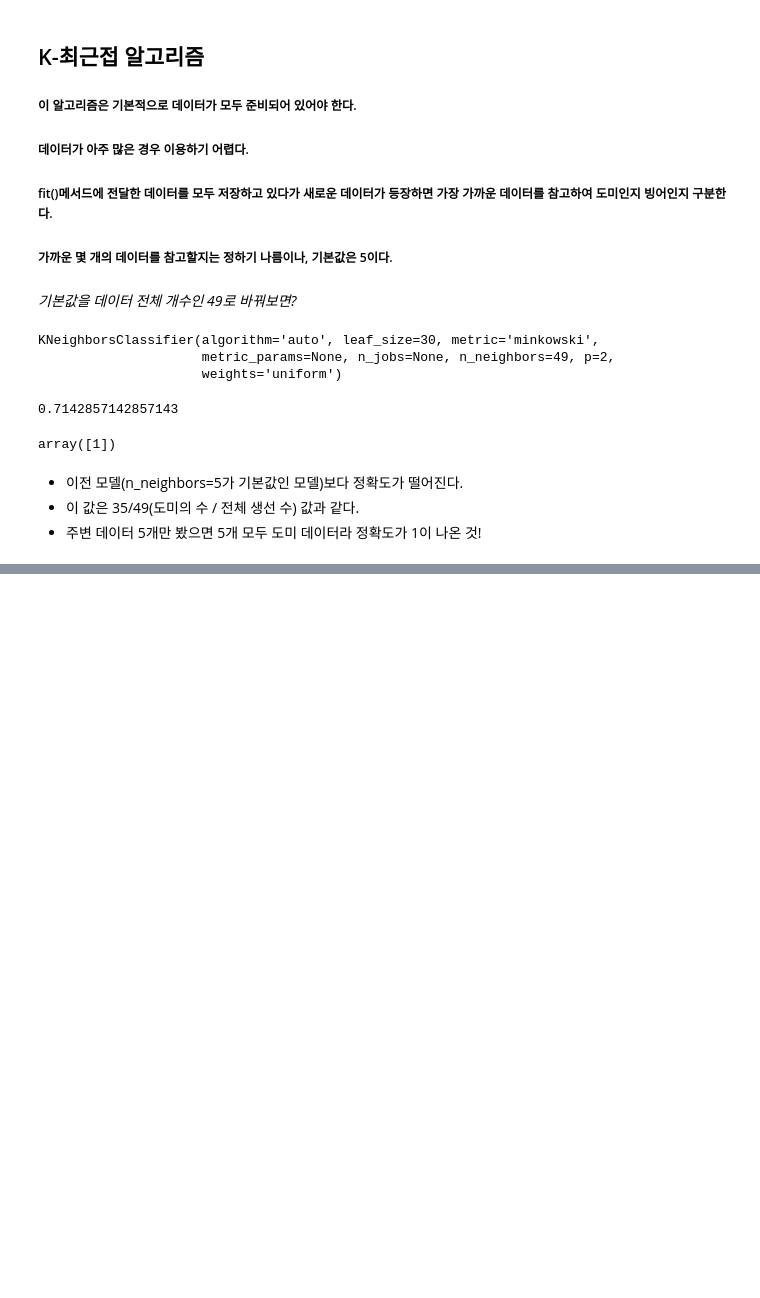
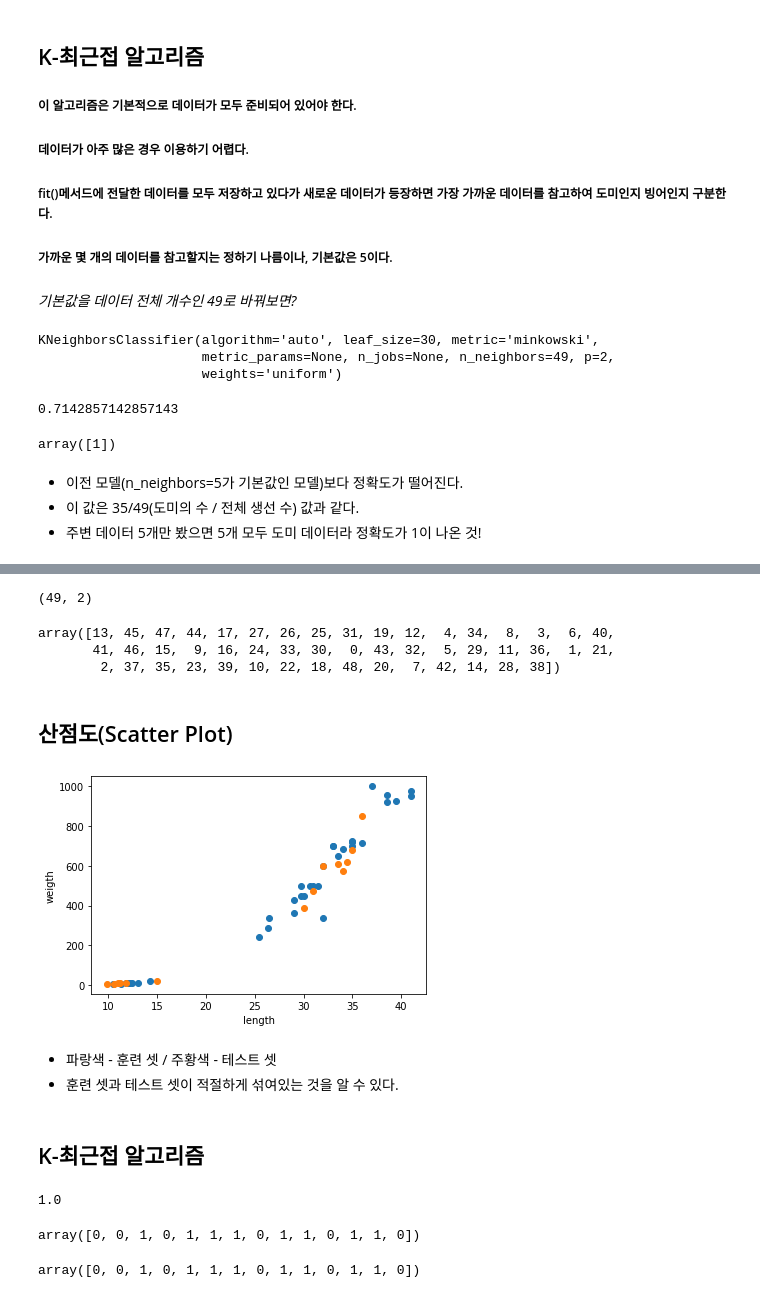
Before and after one commit to Ch0ro/ML-DL, a Jupyter notebook: BreamAndSmelt.ipynb, the cells around one changed output, grey strips where cells are left out. Cells and saved outputs as stored; diff of their text form; code cells hidden in the pictures; blank space fills up the shorter version.

```diff
--- a/BreamAndSmelt.ipynb
+++ b/BreamAndSmelt.ipynb
@@ -185,0 +234,7 @@ array([1])
+# %%
+import numpy as np
+
+input_arr = np.array(fish_data)
+target_arr = np.array(fish_target)
+
+input_arr
@@ -185,0 +259,50 @@ array([1])
+# %%
+input_arr.shape #(샘플 수, 특성 수)
+# %% [output]
+(49, 2)
+# %%
+# 데이터의 인덱스를 무작위로 섞기
+np.random.seed(42) #seed를 42로 고정
+index = np.arange(49) #0부터 48까지 1씩 증가하는 배열 생성
+np.random.shuffle(index) # 주어진 index를 무작위로 섞음
+
+index
+# %% [output]
+array([13, 45, 47, 44, 17, 27, 26, 25, 31, 19, 12,  4, 34,  8,  3,  6, 40,
+       41, 46, 15,  9, 16, 24, 33, 30,  0, 43, 32,  5, 29, 11, 36,  1, 21,
+        2, 37, 35, 23, 39, 10, 22, 18, 48, 20,  7, 42, 14, 28, 38])
+# %%
+# 무작위로 섞인 인덱스로 데이터도 무작위로 섞기
+train_input = input_arr[index[:35]]
+train_target = target_arr[index[:35]]
+
+test_input = input_arr[index[35:]]
+test_target = target_arr[index[35:]]
+# %% [markdown]
+## 산점도(Scatter Plot)
+# %%
+plt.scatter(train_input[:,0],train_input[:,1]) # test셋에서 길이와 무게를 각각 x,y로 둠
+plt.scatter(test_input[:,0],test_input[:,1])
+plt.xlabel('length')
+plt.ylabel('weigth')
+plt.show()
+# %% [output]
+[figure, added]
+# %% [markdown]
+*   파랑색 - 훈련 셋 / 주황색 - 테스트 셋
+*   훈련 셋과 테스트 셋이 적절하게 섞여있는 것을 알 수 있다.
+# %% [markdown]
+## K-최근접 알고리즘
+# %%
+kn = kn.fit(train_input,train_target)
+kn.score(test_input,test_target)
+# %% [output]
+1.0
+# %%
+kn.predict(test_input) # 예측값
+# %% [output]
+array([0, 0, 1, 0, 1, 1, 1, 0, 1, 1, 0, 1, 1, 0])
+# %%
+test_target # 실제값
+# %% [output]
+array([0, 0, 1, 0, 1, 1, 1, 0, 1, 1, 0, 1, 1, 0])
```
Also changed, not shown: parts of 11 cells of this notebook.
